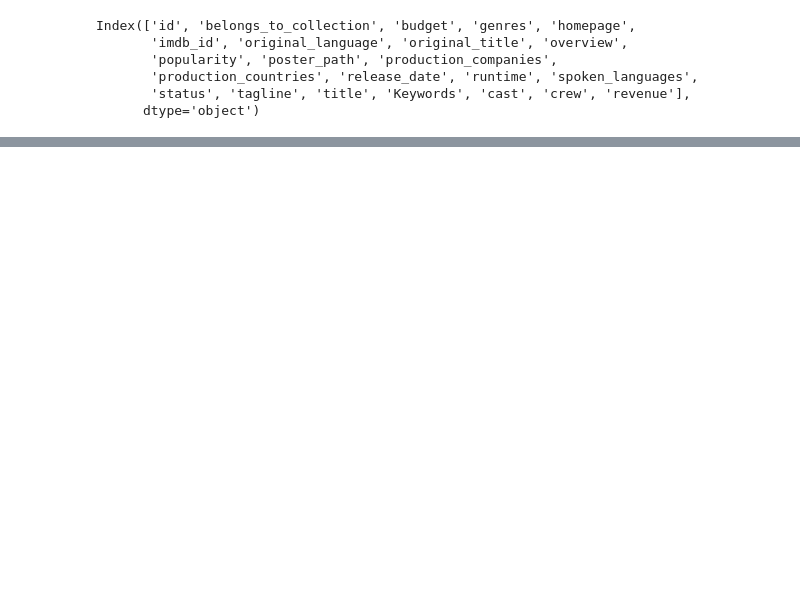
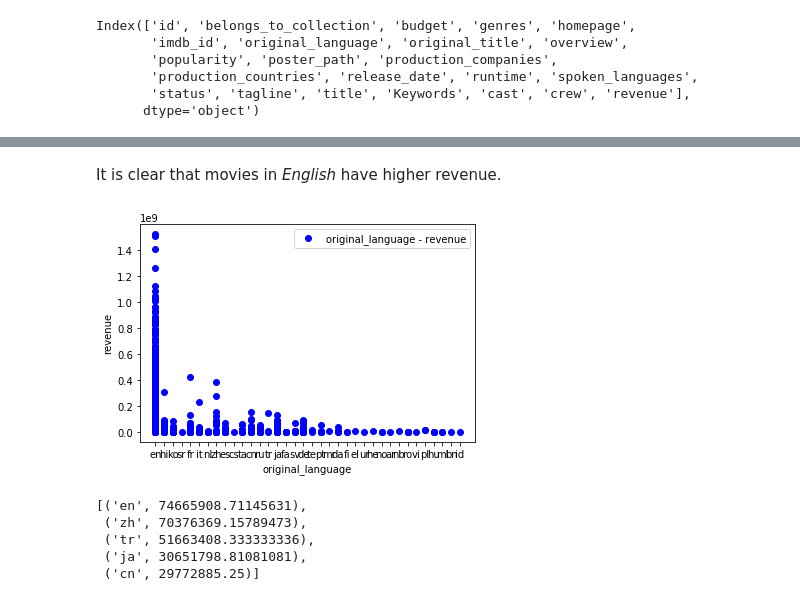
Before and after one commit to tigranfah/machine_learning, a Jupyter notebook: kaggle_competition/Untitled.ipynb, the cells around one changed output, grey strips where cells are left out. Drawn from its saved outputs; the diff is of its cells as text; code cells hidden in the pictures; blank space fills up the shorter version.

```diff
--- a/round1/kaggle_competition/Untitled.ipynb
+++ b/kaggle_competition/Untitled.ipynb
@@ -63,0 +130,14 @@ ValueError: Input contains NaN, infinity or a value too large for dtype('float64
+# %% [markdown]
+It is clear that movies in *English* have higher revenue.
+# %%
+plot.relationship(train_df, 'original_language', 'revenue')
+# %% [output]
+[figure, added]
+# %%
+get_features(train_df, 'original_language', 'revenue', np.mean)[:5]
+# %% [output]
+[('en', 74665908.71145631),
+ ('zh', 70376369.15789473),
+ ('tr', 51663408.333333336),
+ ('ja', 30651798.81081081),
+ ('cn', 29772885.25)]
```
Also changed, not shown: parts of 28 cells of this notebook, 8 other files.
